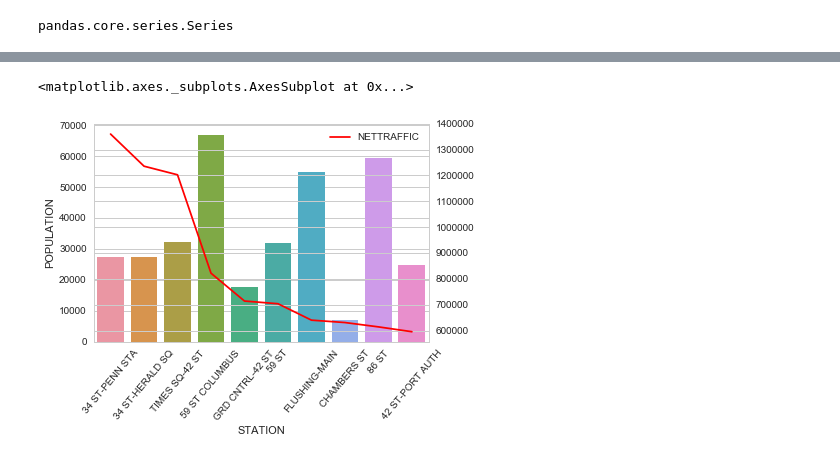
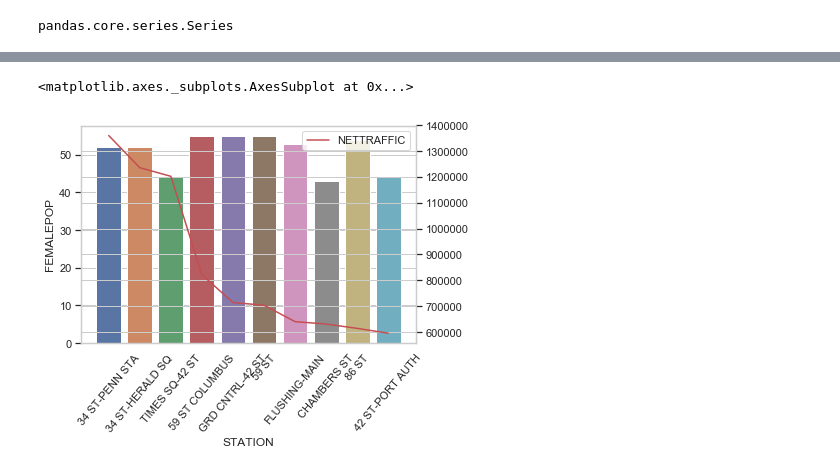
Before and after one commit to dynogravelso/benson_group_2, a Jupyter notebook: ZipcodeDemog.ipynb, the cells around one changed output, grey strips where cells are left out. Cells and saved outputs as stored; diff of their text form; code cells hidden in the pictures.

Commit message:
demographic_graphs

```diff
--- a/ZipcodeDemog.ipynb
+++ b/ZipcodeDemog.ipynb
@@ -25,13 +82,11 @@ pandas.core.series.Series
 # %%
-import seaborn as sns
-sns.set(style="whitegrid")
-Population_chart = sns.barplot(x="STATION", y="POPULATION", data=zipCodeData)
+Population_chart = sns.barplot(x="STATION", y= 'FEMALEPOP', data=zipCodeData)
 Population_chart.set_xticklabels(zipCodeData.STATION,rotation=50)
 Population_chart2 =Population_chart.twinx()
 zipCodeData.plot(x="STATION", y="NETTRAFFIC", ax=Population_chart2, legend=True, color="r")
 # %% [output]
 <matplotlib.axes._subplots.AxesSubplot at 0x...>
-[figure, old version]
+[figure, new version]
 # %%
 ax = df.plot(x="date", y="column1", legend=False)
 ax2 = ax.twinx()
```
Also changed, not shown: parts of 5 cells of this notebook, 9 other files.
